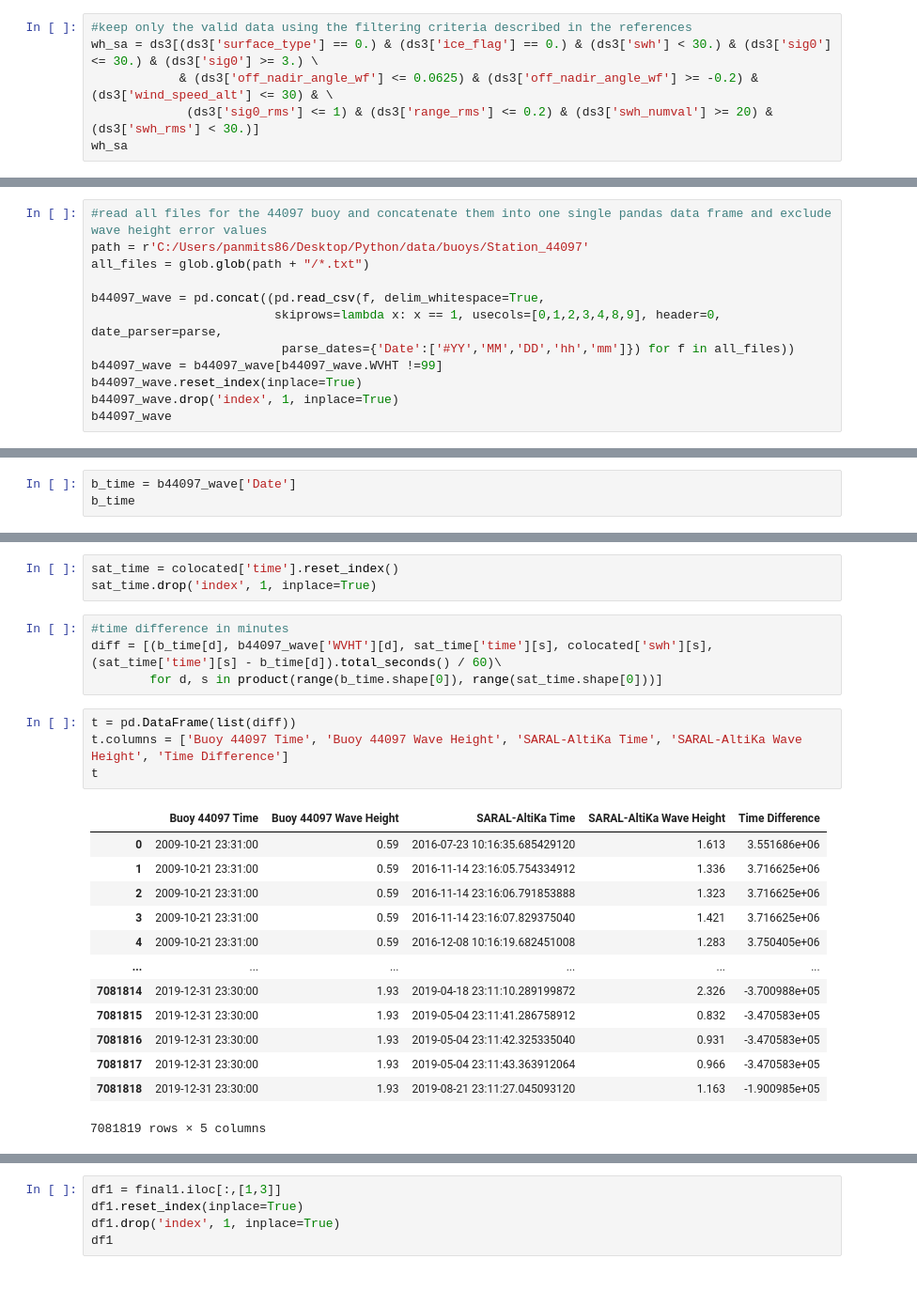
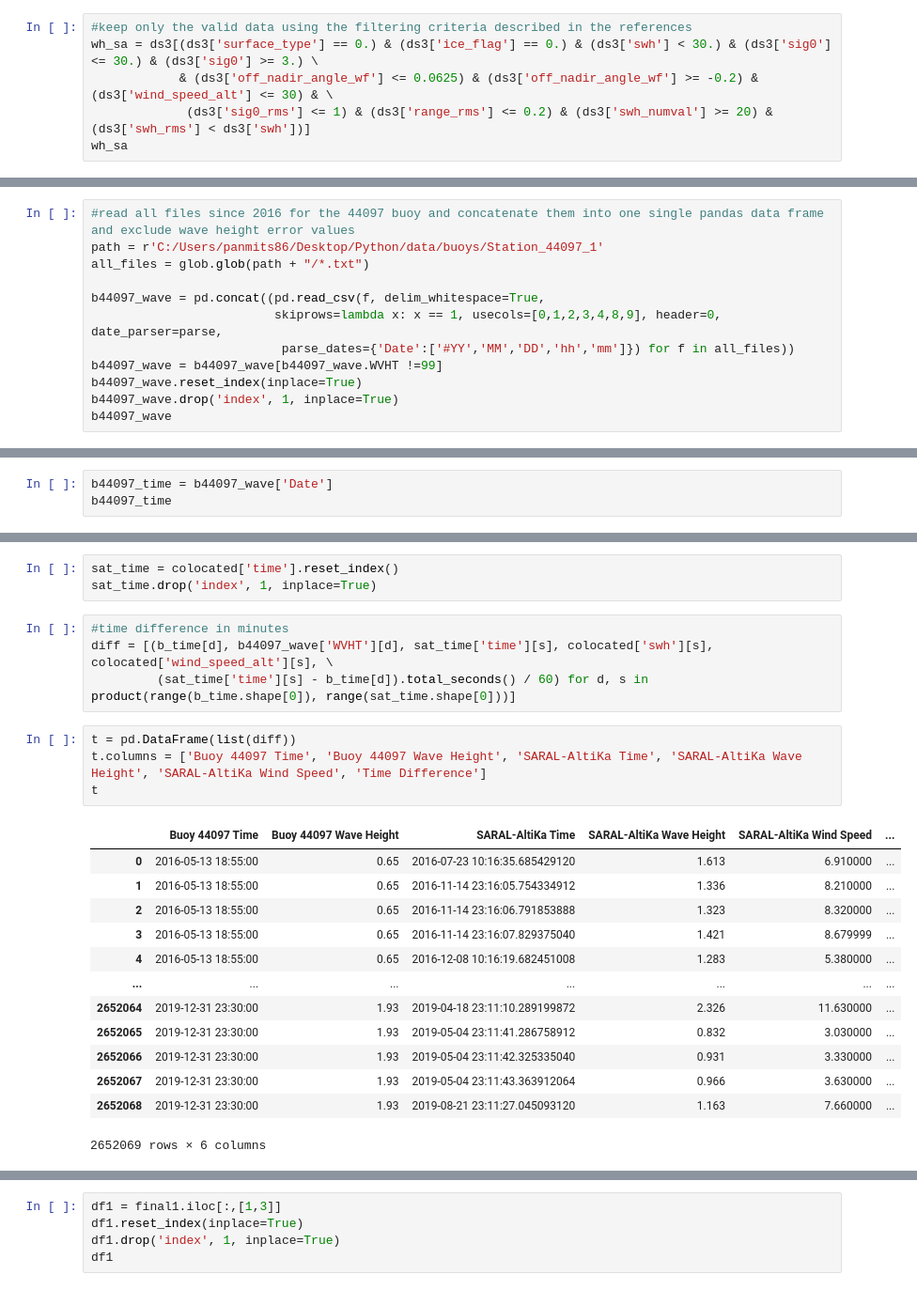
Before and after one commit to panmits86-zz/masters_thesis, a Jupyter notebook: validation.ipynb, the cells around one changed output, grey strips where cells are left out. Shown at 94% size. Cells and saved outputs as stored; diff of their text form.

```diff
--- a/validation.ipynb
+++ b/validation.ipynb
@@ -113,7 +104,7 @@ open_mfdataset).
 #keep only the valid data using the filtering criteria described in the references
 wh_sa = ds3[(ds3['surface_type'] == 0.) & (ds3['ice_flag'] == 0.) & (ds3['swh'] < 30.) & (ds3['sig0'] <= 30.) & (ds3['sig0'] >= 3.) \
             & (ds3['off_nadir_angle_wf'] <= 0.0625) & (ds3['off_nadir_angle_wf'] >= -0.2) & (ds3['wind_speed_alt'] <= 30) & \
-             (ds3['sig0_rms'] <= 1) & (ds3['range_rms'] <= 0.2) & (ds3['swh_numval'] >= 20) & (ds3['swh_rms'] < 30.)]
+             (ds3['sig0_rms'] <= 1) & (ds3['range_rms'] <= 0.2) & (ds3['swh_numval'] >= 20) & (ds3['swh_rms'] < ds3['swh'])]
 wh_sa
 # %% [output]
 |  | time | swh | swh_rms | surface_type | wind_speed_alt | ice_flag | sig0 | off_nadir_angle_wf | ... |
@@ -247,8 +240,8 @@ def parse(yr, mo, doy, hr, min):
     dt = datetime(yr - 0, mo, doy, hr, min)
     return dt
 # %%
-#read all files for the 44097 buoy and concatenate them into one single pandas data frame and exclude wave height error values
-path = r'C:/Users/panmits86/Desktop/Python/data/buoys/Station_44097'
+#read all files since 2016 for the 44097 buoy and concatenate them into one single pandas data frame and exclude wave height error values
+path = r'C:/Users/panmits86/Desktop/Python/data/buoys/Station_44097_1'
 all_files = glob.glob(path + "/*.txt")
 
 b44097_wave = pd.concat((pd.read_csv(f, delim_whitespace=True,
@@ -275,4 +268,4 @@ b44097_wave
 # %%
-b_time = b44097_wave['Date']
-b_time
+b44097_time = b44097_wave['Date']
+b44097_time
 # %% [output]
@@ -448,26 +716,26 @@ sat_time = colocated['time'].reset_index()
 sat_time.drop('index', 1, inplace=True)
 # %%
 #time difference in minutes
-diff = [(b_time[d], b44097_wave['WVHT'][d], sat_time['time'][s], colocated['swh'][s], (sat_time['time'][s] - b_time[d]).total_seconds() / 60)\
-        for d, s in product(range(b_time.shape[0]), range(sat_time.shape[0]))]
+diff = [(b_time[d], b44097_wave['WVHT'][d], sat_time['time'][s], colocated['swh'][s], colocated['wind_speed_alt'][s], \
+         (sat_time['time'][s] - b_time[d]).total_seconds() / 60) for d, s in product(range(b_time.shape[0]), range(sat_time.shape[0]))]
 # %%
 t = pd.DataFrame(list(diff))
-t.columns = ['Buoy 44097 Time', 'Buoy 44097 Wave Height', 'SARAL-AltiKa Time', 'SARAL-AltiKa Wave Height', 'Time Difference']
+t.columns = ['Buoy 44097 Time', 'Buoy 44097 Wave Height', 'SARAL-AltiKa Time', 'SARAL-AltiKa Wave Height', 'SARAL-AltiKa Wind Speed', 'Time Difference']
 t
 # %% [output]
-|  | Buoy 44097 Time | Buoy 44097 Wave Height | SARAL-AltiKa Time | SARAL-AltiKa Wave Height | Time Difference |
-| 0 | 2009-10-21 23:31:00 | 0.59 | 2016-07-23 10:16:35.685429120 | 1.613 | 3.551686e+06 |
-| 1 | 2009-10-21 23:31:00 | 0.59 | 2016-11-14 23:16:05.754334912 | 1.336 | 3.716625e+06 |
-| 2 | 2009-10-21 23:31:00 | 0.59 | 2016-11-14 23:16:06.791853888 | 1.323 | 3.716625e+06 |
-| 3 | 2009-10-21 23:31:00 | 0.59 | 2016-11-14 23:16:07.829375040 | 1.421 | 3.716625e+06 |
-| 4 | 2009-10-21 23:31:00 | 0.59 | 2016-12-08 10:16:19.682451008 | 1.283 | 3.750405e+06 |
-| ... | ... | ... | ... | ... | ... |
-| 7081814 | 2019-12-31 23:30:00 | 1.93 | 2019-04-18 23:11:10.289199872 | 2.326 | -3.700988e+05 |
-| 7081815 | 2019-12-31 23:30:00 | 1.93 | 2019-05-04 23:11:41.286758912 | 0.832 | -3.470583e+05 |
-| 7081816 | 2019-12-31 23:30:00 | 1.93 | 2019-05-04 23:11:42.325335040 | 0.931 | -3.470583e+05 |
-| 7081817 | 2019-12-31 23:30:00 | 1.93 | 2019-05-04 23:11:43.363912064 | 0.966 | -3.470583e+05 |
-| 7081818 | 2019-12-31 23:30:00 | 1.93 | 2019-08-21 23:11:27.045093120 | 1.163 | -1.900985e+05 |
+|  | Buoy 44097 Time | Buoy 44097 Wave Height | SARAL-AltiKa Time | SARAL-AltiKa Wave Height | SARAL-AltiKa Wind Speed | ... |
+| 0 | 2016-05-13 18:55:00 | 0.65 | 2016-07-23 10:16:35.685429120 | 1.613 | 6.910000 | ... |
+| 1 | 2016-05-13 18:55:00 | 0.65 | 2016-11-14 23:16:05.754334912 | 1.336 | 8.210000 | ... |
+| 2 | 2016-05-13 18:55:00 | 0.65 | 2016-11-14 23:16:06.791853888 | 1.323 | 8.320000 | ... |
+| 3 | 2016-05-13 18:55:00 | 0.65 | 2016-11-14 23:16:07.829375040 | 1.421 | 8.679999 | ... |
+| 4 | 2016-05-13 18:55:00 | 0.65 | 2016-12-08 10:16:19.682451008 | 1.283 | 5.380000 | ... |
+| ... | ... | ... | ... | ... | ... | ... |
+| 2652064 | 2019-12-31 23:30:00 | 1.93 | 2019-04-18 23:11:10.289199872 | 2.326 | 11.630000 | ... |
+| 2652065 | 2019-12-31 23:30:00 | 1.93 | 2019-05-04 23:11:41.286758912 | 0.832 | 3.030000 | ... |
+| 2652066 | 2019-12-31 23:30:00 | 1.93 | 2019-05-04 23:11:42.325335040 | 0.931 | 3.330000 | ... |
+| 2652067 | 2019-12-31 23:30:00 | 1.93 | 2019-05-04 23:11:43.363912064 | 0.966 | 3.630000 | ... |
+| 2652068 | 2019-12-31 23:30:00 | 1.93 | 2019-08-21 23:11:27.045093120 | 1.163 | 7.660000 | ... |
-7081819 rows × 5 columns
+2652069 rows × 6 columns
 # %%
 final = abs(t['Time Difference']) < 15.
 final1 = t[final]
```
Also changed, not shown: parts of 77 cells of this notebook, 2 other files.
